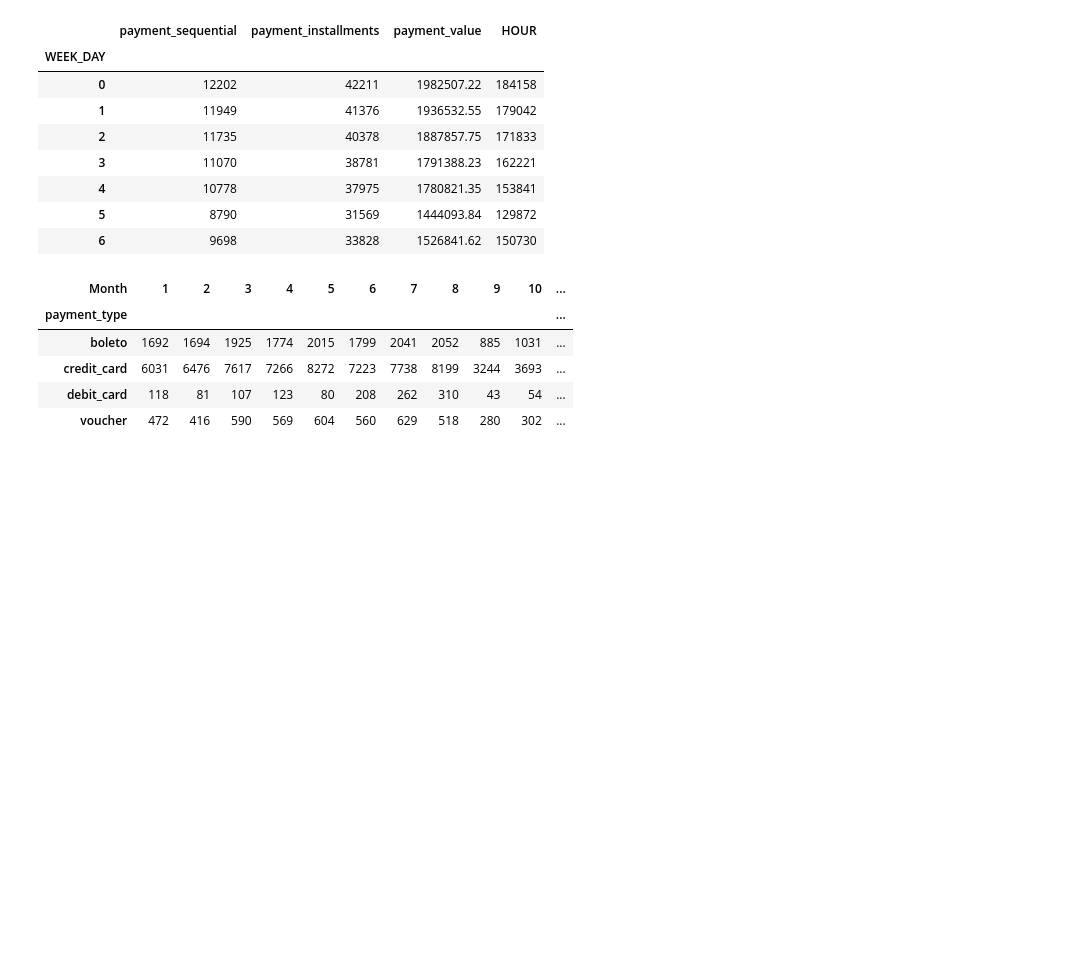
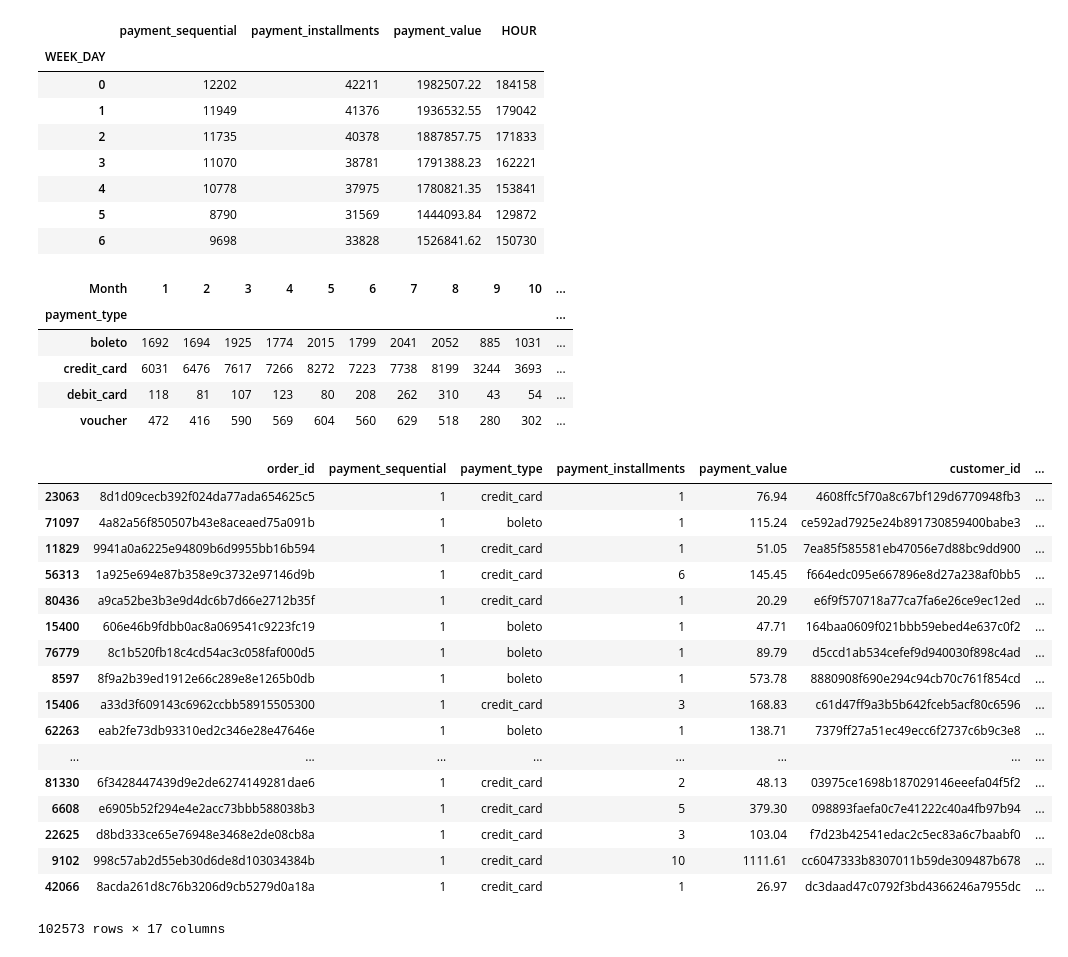
Before and after one commit to ximenarios/DS4AProject, a Jupyter notebook: brazilian-ecommerce.ipynb, the cells around one changed output. Cells and saved outputs as stored; diff of their text form; code cells hidden in the pictures; blank space fills up the shorter version.

```diff
--- a/brazilian-ecommerce.ipynb
+++ b/brazilian-ecommerce.ipynb
@@ -589,3 +589,24 @@ type_loc_cross
 | credit_card | 6031 | 6476 | 7617 | 7266 | 8272 | 7223 | 7738 | 8199 | 3244 | 3693 | ... |
 | debit_card | 118 | 81 | 107 | 123 | 80 | 208 | 262 | 310 | 43 | 54 | ... |
 | voucher | 472 | 416 | 590 | 569 | 604 | 560 | 629 | 518 | 280 | 302 | ... |
+# %%
+payment_orders
+# %% [output]
+|  | order_id | payment_sequential | payment_type | payment_installments | payment_value | customer_id | ... |
+| 23063 | 8d1d09cecb392f024da77ada654625c5 | 1 | credit_card | 1 | 76.94 | 4608ffc5f70a8c67bf129d6770948fb3 | ... |
+| 71097 | 4a82a56f850507b43e8aceaed75a091b | 1 | boleto | 1 | 115.24 | ce592ad7925e24b891730859400babe3 | ... |
+| 11829 | 9941a0a6225e94809b6d9955bb16b594 | 1 | credit_card | 1 | 51.05 | 7ea85f585581eb47056e7d88bc9dd900 | ... |
+| 56313 | 1a925e694e87b358e9c3732e97146d9b | 1 | credit_card | 6 | 145.45 | f664edc095e667896e8d27a238af0bb5 | ... |
+| 80436 | a9ca52be3b3e9d4dc6b7d66e2712b35f | 1 | credit_card | 1 | 20.29 | e6f9f570718a77ca7fa6e26ce9ec12ed | ... |
+| 15400 | 606e46b9fdbb0ac8a069541c9223fc19 | 1 | boleto | 1 | 47.71 | 164baa0609f021bbb59ebed4e637c0f2 | ... |
+| 76779 | 8c1b520fb18c4cd54ac3c058faf000d5 | 1 | boleto | 1 | 89.79 | d5ccd1ab534cefef9d940030f898c4ad | ... |
+| 8597 | 8f9a2b39ed1912e66c289e8e1265b0db | 1 | boleto | 1 | 573.78 | 8880908f690e294c94cb70c761f854cd | ... |
+| 15406 | a33d3f609143c6962ccbb58915505300 | 1 | credit_card | 3 | 168.83 | c61d47ff9a3b5b642fceb5acf80c6596 | ... |
+| 62263 | eab2fe73db93310ed2c346e28e47646e | 1 | boleto | 1 | 138.71 | 7379ff27a51ec49ecc6f2737c6b9c3e8 | ... |
+| ... | ... | ... | ... | ... | ... | ... | ... |
+| 81330 | 6f3428447439d9e2de6274149281dae6 | 1 | credit_card | 2 | 48.13 | 03975ce1698b187029146eeefa04f5f2 | ... |
+| 6608 | e6905b52f294e4e2acc73bbb588038b3 | 1 | credit_card | 5 | 379.30 | 098893faefa0c7e41222c40a4fb97b94 | ... |
+| 22625 | d8bd333ce65e76948e3468e2de08cb8a | 1 | credit_card | 3 | 103.04 | f7d23b42541edac2c5ec83a6c7baabf0 | ... |
+| 9102 | 998c57ab2d55eb30d6de8d103034384b | 1 | credit_card | 10 | 1111.61 | cc6047333b8307011b59de309487b678 | ... |
+| 42066 | 8acda261d8c76b3206d9cb5279d0a18a | 1 | credit_card | 1 | 26.97 | dc3daad47c0792f3bd4366246a7955dc | ... |
+102573 rows × 17 columns
```
Also changed, not shown: parts of 6 cells of this notebook.
